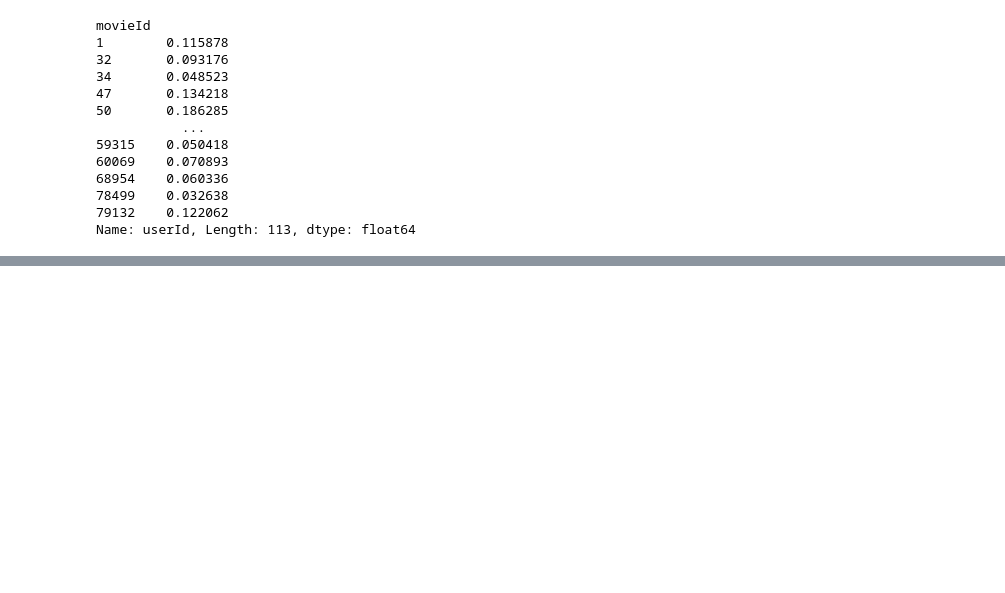
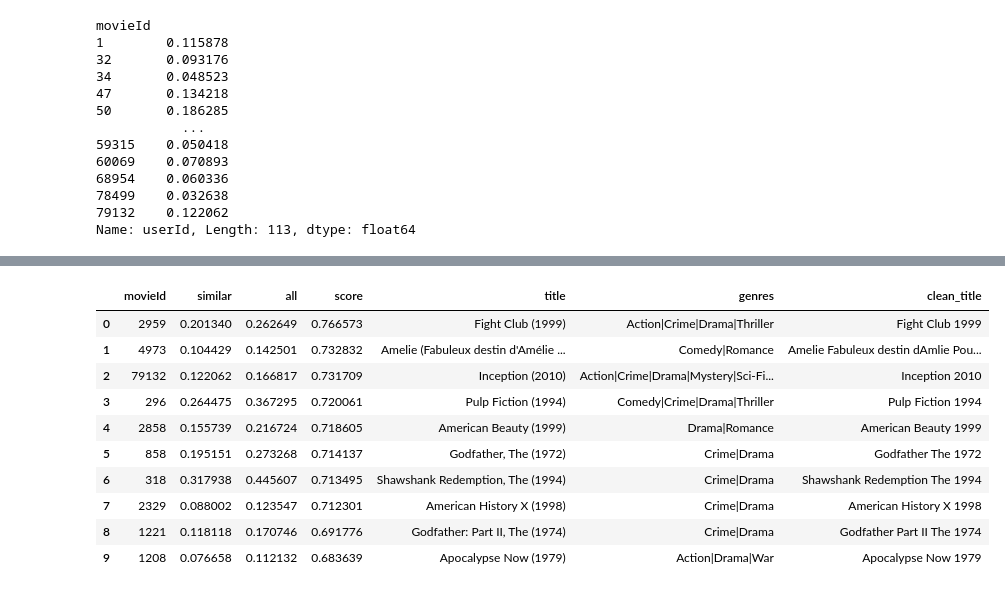
Before and after one commit to antalgergo/Movie_Recommendation_System, a Jupyter notebook: Movie_Recommendation_System.ipynb, the cells around one changed output, grey strips where cells are left out. Saved outputs shown, nothing was run; the diff lists cells and outputs as text; code cells hidden in the pictures; blank space fills up the shorter version.

Commit message:
Added a new paragraph (Creating a Recommendation Score) to the project file

```diff
--- a/Movie_Recommendation_System.ipynb
+++ b/Movie_Recommendation_System.ipynb
@@ -258,0 +263,2 @@ Name: userId, Length: 113, dtype: float64
+# %%
+recommendation_percentages.columns = ["similar", "all"]
@@ -258,0 +282,2 @@ Name: userId, Length: 113, dtype: float64
+# %%
+recommendation_percentages["score"] = recommendation_percentages["similar"] / recommendation_percentages["all"]
@@ -258,0 +301,2 @@ Name: userId, Length: 113, dtype: float64
+# %%
+top10_recommendations = recommendation_percentages.sort_values("score", ascending=False).iloc[:10, :]
@@ -258,0 +318,16 @@ Name: userId, Length: 113, dtype: float64
+# %%
+top10_recommendations = pd.merge(top10_recommendations, movies, on="movieId", how="left")
+# %%
+top10_recommendations
+# %% [output]
+|  | movieId | similar | all | score | title | genres | clean_title |
+| 0 | 2959 | 0.201340 | 0.262649 | 0.766573 | Fight Club (1999) | Action|Crime|Drama|Thriller | Fight Club 1999 |
+| 1 | 4973 | 0.104429 | 0.142501 | 0.732832 | Amelie (Fabuleux destin d'Amélie ... | Comedy|Romance | Amelie Fabuleux destin dAmlie Pou... |
+| 2 | 79132 | 0.122062 | 0.166817 | 0.731709 | Inception (2010) | Action|Crime|Drama|Mystery|Sci-Fi... | Inception 2010 |
+| 3 | 296 | 0.264475 | 0.367295 | 0.720061 | Pulp Fiction (1994) | Comedy|Crime|Drama|Thriller | Pulp Fiction 1994 |
+| 4 | 2858 | 0.155739 | 0.216724 | 0.718605 | American Beauty (1999) | Drama|Romance | American Beauty 1999 |
+| 5 | 858 | 0.195151 | 0.273268 | 0.714137 | Godfather, The (1972) | Crime|Drama | Godfather The 1972 |
+| 6 | 318 | 0.317938 | 0.445607 | 0.713495 | Shawshank Redemption, The (1994) | Crime|Drama | Shawshank Redemption The 1994 |
+| 7 | 2329 | 0.088002 | 0.123547 | 0.712301 | American History X (1998) | Crime|Drama | American History X 1998 |
+| 8 | 1221 | 0.118118 | 0.170746 | 0.691776 | Godfather: Part II, The (1974) | Crime|Drama | Godfather Part II The 1974 |
+| 9 | 1208 | 0.076658 | 0.112132 | 0.683639 | Apocalypse Now (1979) | Action|Drama|War | Apocalypse Now 1979 |
```
Also changed, not shown: parts of 5 cells of this notebook.
